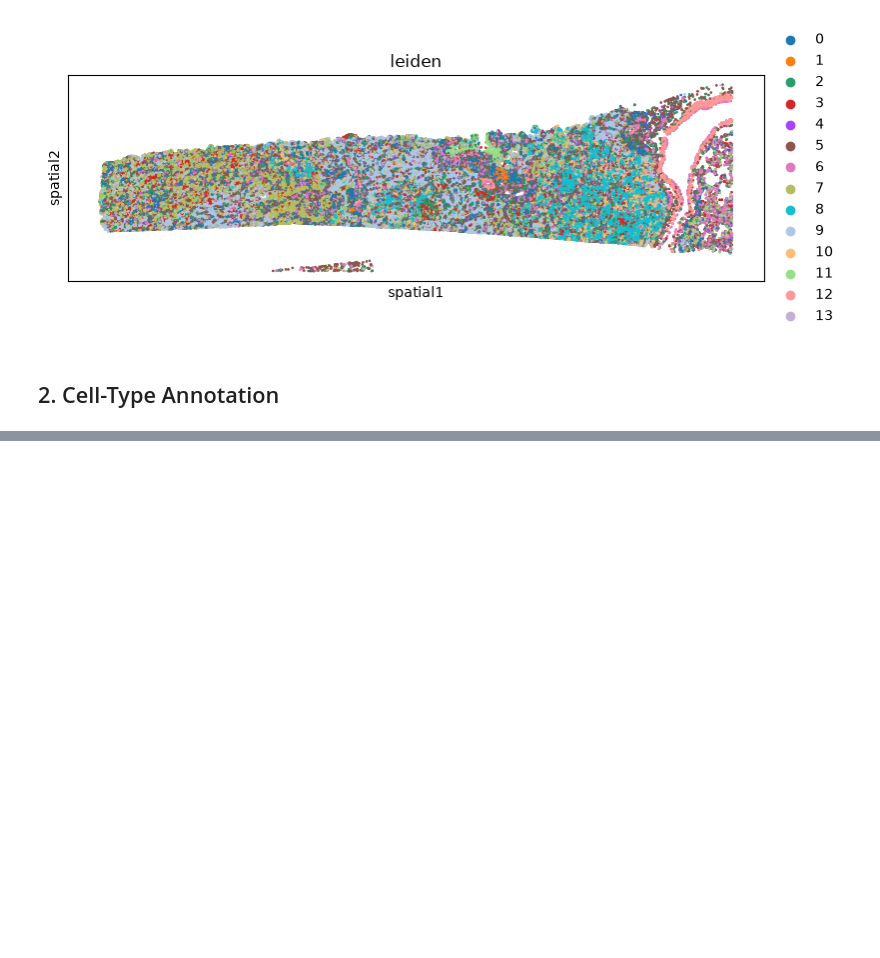
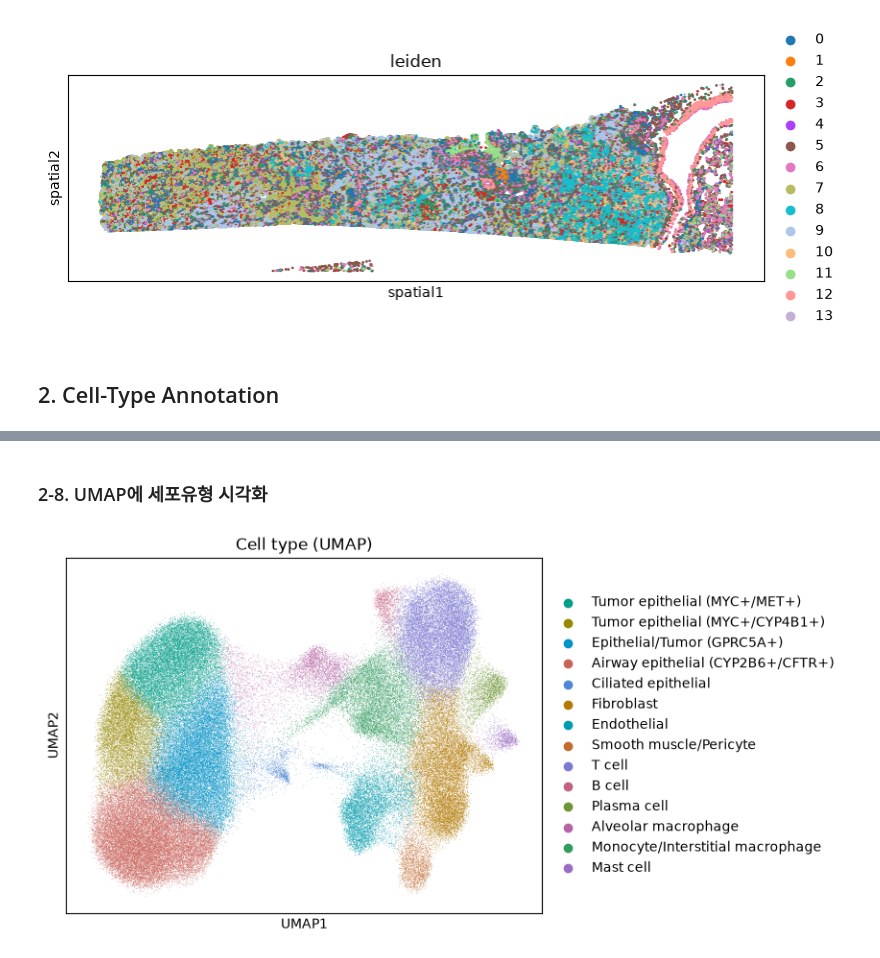
Before and after one commit to wooCuler/Spatial-TME-Toolkit, a Jupyter notebook: notebooks/xenium_analysis.ipynb, the cells around one changed output, grey strips where cells are left out. Cells and saved outputs as stored; diff of their text form; code cells hidden in the pictures; blank space fills up the shorter version.

```diff
--- a/notebooks/xenium_analysis.ipynb
+++ b/notebooks/xenium_analysis.ipynb
@@ -286,0 +465,37 @@ WARNING: Please specify a valid `library_id` or set it permanently in `adata.uns
+# %%
+# 세포유형 표시 순서(고정) + 검증된 카테고리 팔레트.
+# 순서를 고정해서 여러 플롯에서 동일 세포유형이 항상 같은 색으로 보이도록 한다.
+CELL_TYPE_ORDER = [
+    "Tumor epithelial (MYC+/MET+)",
+    "Tumor epithelial (MYC+/CYP4B1+)",
+    "Epithelial/Tumor (GPRC5A+)",
+    "Airway epithelial (CYP2B6+/CFTR+)",
+    "Ciliated epithelial",
+    "Fibroblast",
+    "Endothelial",
+    "Smooth muscle/Pericyte",
+    "T cell",
+    "B cell",
+    "Plasma cell",
+    "Alveolar macrophage",
+    "Monocyte/Interstitial macrophage",
+    "Mast cell",
+]
+CELL_TYPE_PALETTE = dict(zip(CELL_TYPE_ORDER, [
+    "#009f89", "#968800", "#0093c8", "#cb625a", "#4e87d6", "#b37900", "#009cad",
+    "#c46b2e", "#7c79d4", "#c66083", "#6d9532", "#b664a7", "#309d60", "#9d6dc4",
+]))
+
+adata.obs["cell_type"] = adata.obs["cell_type"].cat.reorder_categories(CELL_TYPE_ORDER)
+
+# squidpy(sq.pl.spatial_scatter)는 palette로 dict를 받지 못하고 문자열 컬러맵/ListedColormap만
+# 지원하므로, adata.uns["cell_type_colors"]에 카테고리 순서대로 색상 리스트를 직접 등록해둔다.
+# scanpy(sc.pl.umap 등)와 squidpy 모두 palette 인자가 없으면 이 값을 자동으로 사용한다.
+adata.uns["cell_type_colors"] = [CELL_TYPE_PALETTE[ct] for ct in CELL_TYPE_ORDER]
+# %% [markdown]
+### 2-8. UMAP에 세포유형 시각화
+# %%
+# UMAP에 세포유형을 색칠하여 클러스터 분리도 대비 세포유형 라벨이 타당한지 확인
+sc.pl.umap(adata, color="cell_type", palette=CELL_TYPE_PALETTE, title="Cell type (UMAP)")
+# %% [output]
+[figure, added]
```
Also changed, not shown: parts of 71 cells of this notebook, 6 other files.
